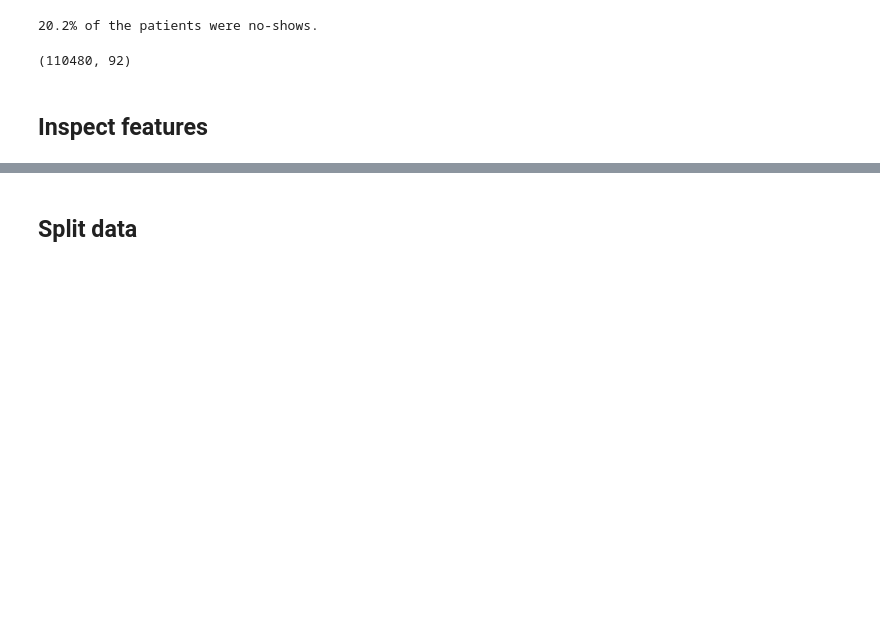
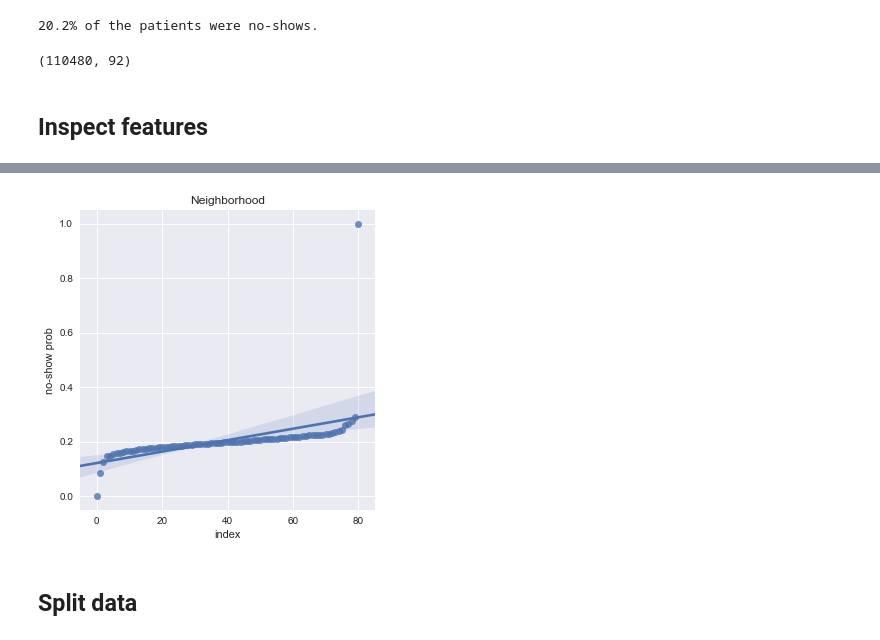
Before and after one commit to munozalexander/NoShow-Prediction, a Jupyter notebook: NoShows.ipynb, the cells around one changed output, grey strips where cells are left out. Drawn from its saved outputs; the diff is of its cells as text; code cells hidden in the pictures; blank space fills up the shorter version.

```diff
--- a/NoShows.ipynb
+++ b/NoShows.ipynb
@@ -104,3 +108,12 @@ plt.show()
+# %%
+nn_probs = feature_probs(data, 'Neighbourhood').sort_values(by=['no-show prob'])
+nn_probs['index'] = range(nn_probs.shape[0])
+sns.lmplot(x='index', y='no-show prob', data=nn_probs)
+plt.title('Neighborhood')
+plt.savefig('Figures/neighborhood.pdf')
+plt.show()
+# %% [output]
+[figure, added]
 # %% [markdown]
 ## Split data
 # %%
```
Also changed, not shown: parts of 4 cells of this notebook, 3 other files.
